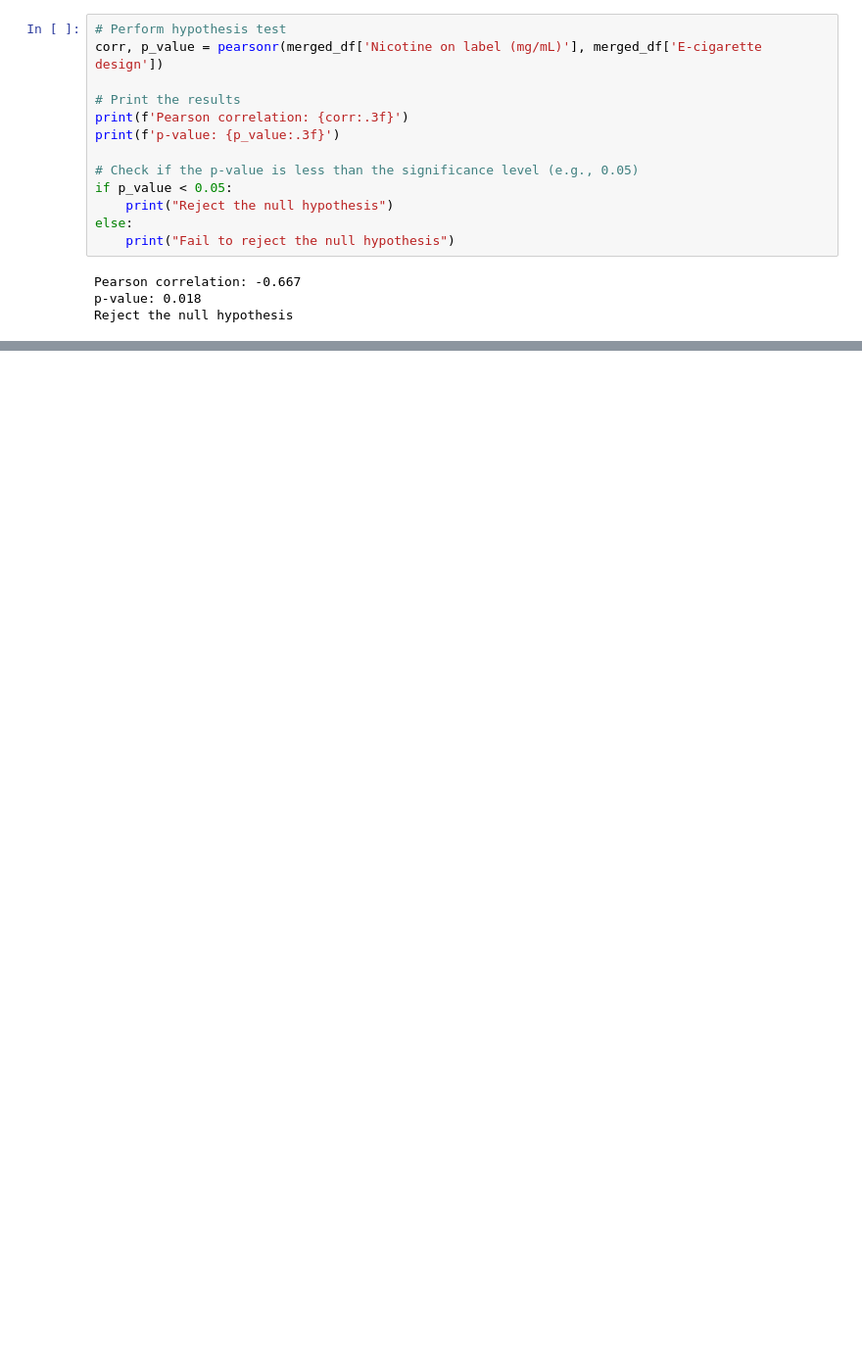
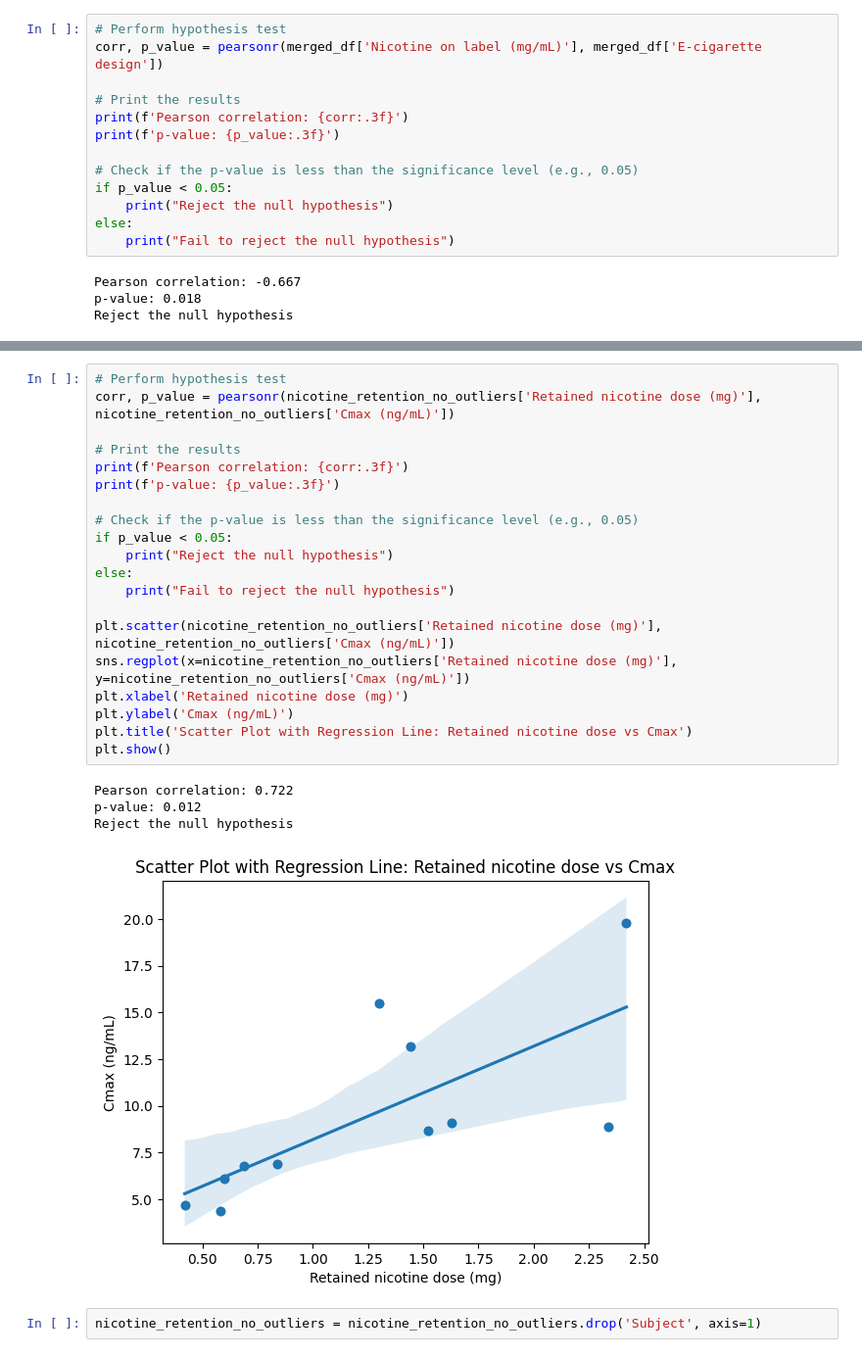
Before and after one commit to harshit2702/Major-Project-Nicotine-Retention, a Jupyter notebook: notebooks/discoveringData.ipynb, the cells around one changed output, grey strips where cells are left out. Shown at 98% size. Saved outputs shown, nothing was run; the diff lists cells and outputs as text; blank space fills up the shorter version.

```diff
--- a/notebooks/discoveringData.ipynb
+++ b/notebooks/discoveringData.ipynb
@@ -436,0 +556,27 @@ nicotine_design.corr()
+# %%
+# Perform hypothesis test
+corr, p_value = pearsonr(nicotine_retention_no_outliers['Retained nicotine dose (mg)'], nicotine_retention_no_outliers['Cmax (ng/mL)'])
+
+# Print the results
+print(f'Pearson correlation: {corr:.3f}')
+print(f'p-value: {p_value:.3f}')
+
+# Check if the p-value is less than the significance level (e.g., 0.05)
+if p_value < 0.05:
+    print("Reject the null hypothesis")
+else:
+    print("Fail to reject the null hypothesis")
+
+plt.scatter(nicotine_retention_no_outliers['Retained nicotine dose (mg)'], nicotine_retention_no_outliers['Cmax (ng/mL)'])
+sns.regplot(x=nicotine_retention_no_outliers['Retained nicotine dose (mg)'], y=nicotine_retention_no_outliers['Cmax (ng/mL)'])
+plt.xlabel('Retained nicotine dose (mg)')
+plt.ylabel('Cmax (ng/mL)')
+plt.title('Scatter Plot with Regression Line: Retained nicotine dose vs Cmax')
+plt.show()
+# %% [output]
+Pearson correlation: 0.722
+p-value: 0.012
+Reject the null hypothesis
+[figure, added]
+# %%
+nicotine_retention_no_outliers = nicotine_retention_no_outliers.drop('Subject', axis=1)
```
Also changed, not shown: parts of 16 cells of this notebook, 7 other files.
